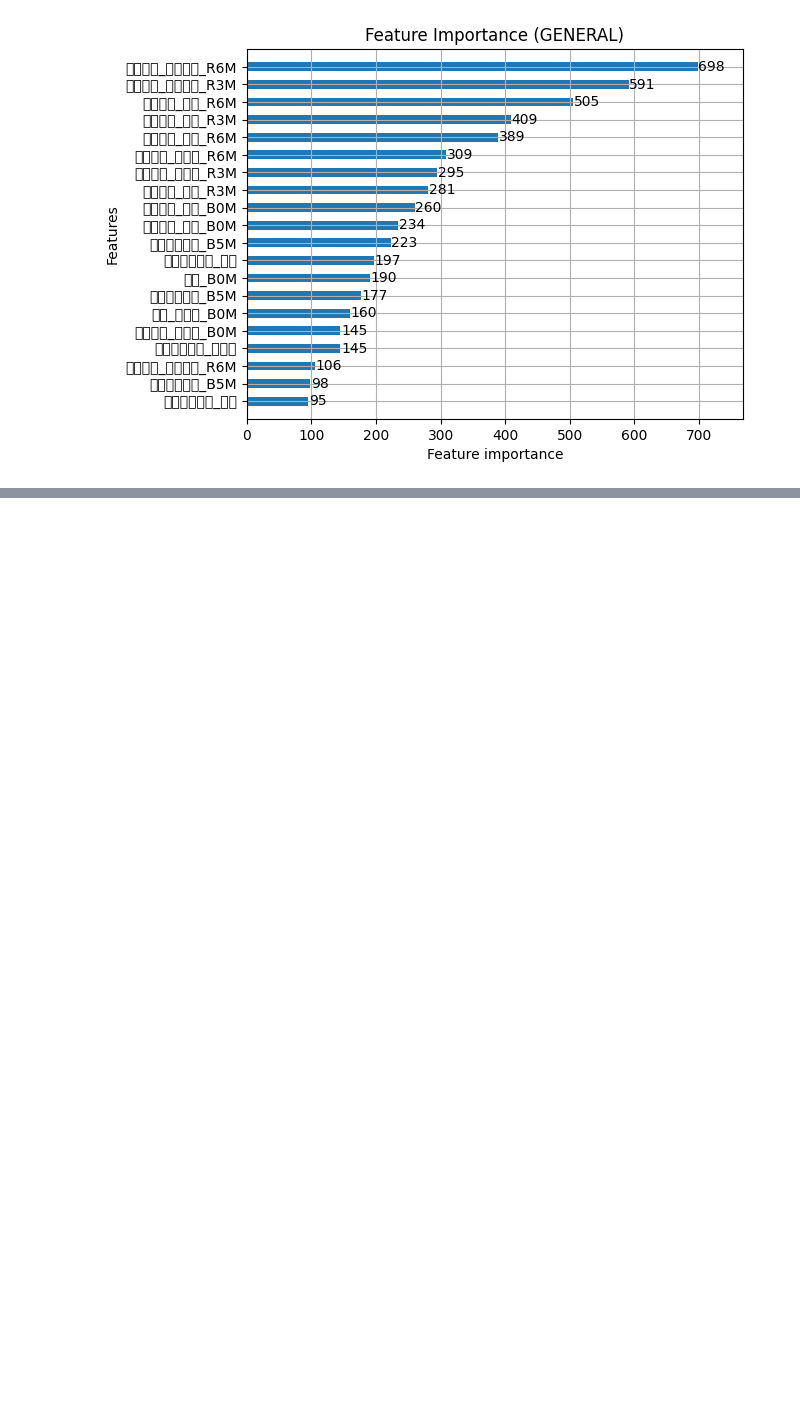
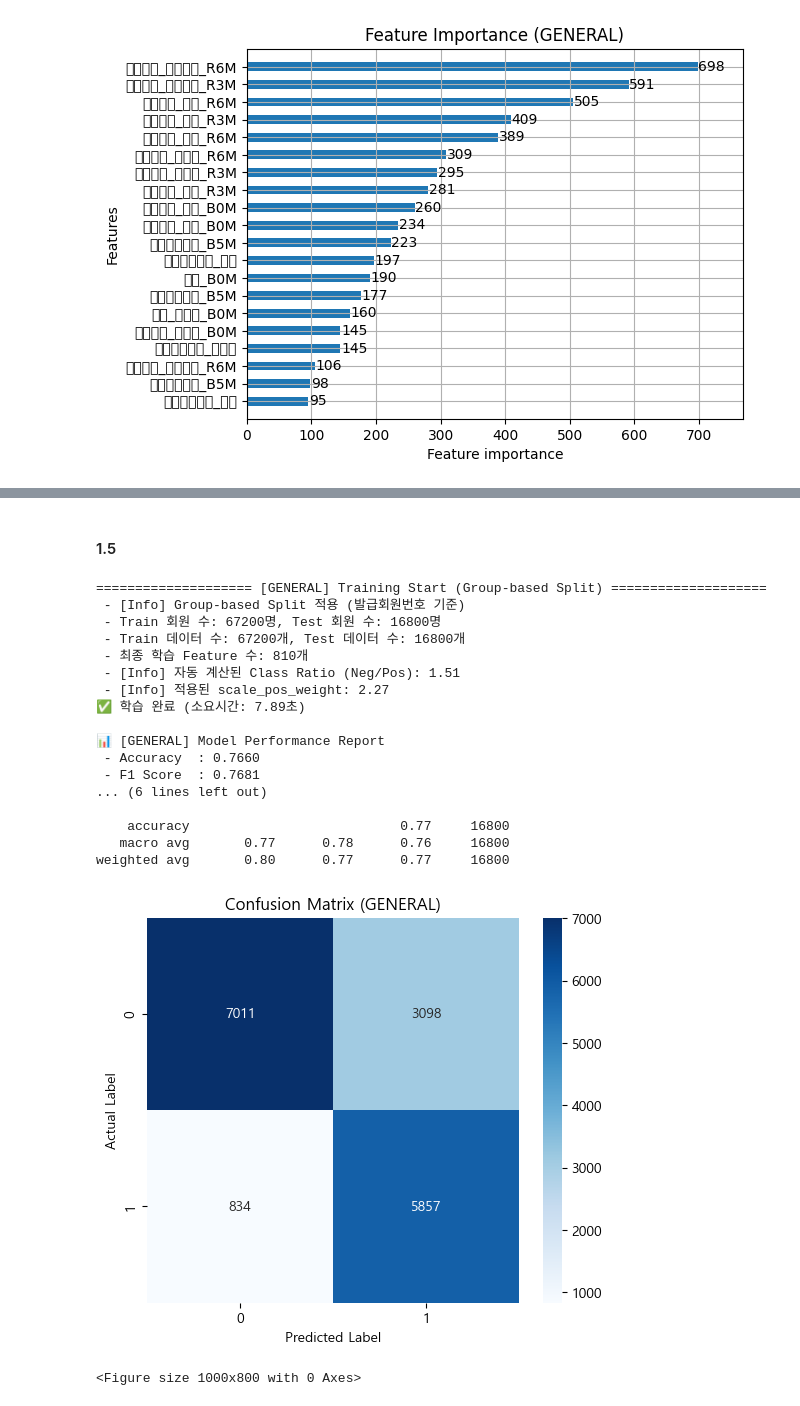
Before and after one commit to gupaul321/finance-retention-strategy, a Jupyter notebook: GENERAL/상태4종 이진분류 기울기/General_Feature_Select_run_4_kind_Model.ipynb, the cells around one changed output, grey strips where cells are left out. Cells and saved outputs as stored; diff of their text form; code cells hidden in the pictures; blank space fills up the shorter version.

```diff
--- a/GENERAL/상태4종 이진분류 기울기/General_Feature_Select_run_4_kind_Model.ipynb
+++ b/GENERAL/상태4종 이진분류 기울기/General_Feature_Select_run_4_kind_Model.ipynb
@@ -2658,0 +2846,2 @@ weighted avg       0.79      0.78      0.78     16800
+# %% [markdown]
+#### 1.5
@@ -2658,0 +2998,29 @@ weighted avg       0.79      0.78      0.78     16800
+# %%
+# TRAIN_FILE = 'general_combined_part1.csv' # Example file
+
+# 1. Process Data
+# df_train_final = process_data_and_merge(TRAIN_FILE)
+
+# 2. Train Model
+if df_train_final is not None:
+    model, res = train_eval_lgbm_general_group_split(df_train_final)
+# %% [output]
+==================== [GENERAL] Training Start (Group-based Split) ====================
+ - [Info] Group-based Split 적용 (발급회원번호 기준)
+ - Train 회원 수: 67200명, Test 회원 수: 16800명
+ - Train 데이터 수: 67200개, Test 데이터 수: 16800개
+ - 최종 학습 Feature 수: 810개
+ - [Info] 자동 계산된 Class Ratio (Neg/Pos): 1.51
+ - [Info] 적용된 scale_pos_weight: 2.27
+✅ 학습 완료 (소요시간: 7.89초)
+
+📊 [GENERAL] Model Performance Report
+ - Accuracy  : 0.7660
+ - F1 Score  : 0.7681
+... (6 lines left out)
+
+    accuracy                           0.77     16800
+   macro avg       0.77      0.78      0.76     16800
+weighted avg       0.80      0.77      0.77     16800
+[figure, added]
+<Figure size 1000x800 with 0 Axes>
```
Also changed, not shown: parts of 6 cells of this notebook.
